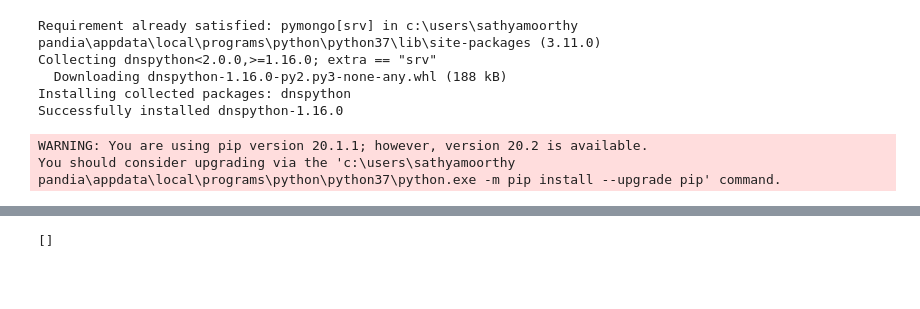
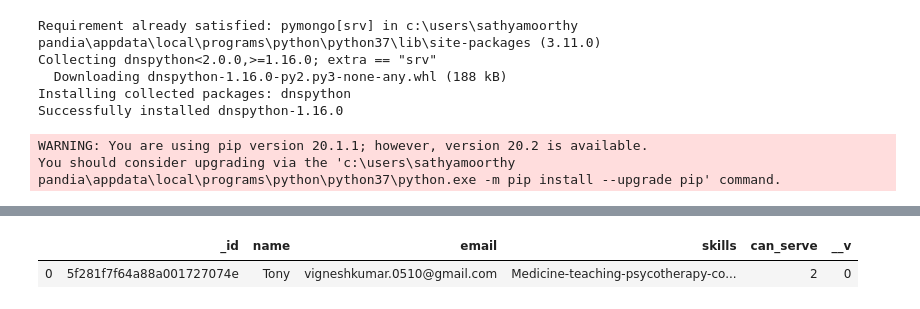
Before and after one commit to vignesh-0510/VolunteerAllocation, a Jupyter notebook: Clustering_Algorithm.ipynb, the cells around one changed output, grey strips where cells are left out. Cells and saved outputs as stored; diff of their text form; code cells hidden in the pictures; blank space fills up the shorter version.

Commit message:
Add script to handle data from DB

```diff
--- a/Clustering_Algorithm.ipynb
+++ b/Clustering_Algorithm.ipynb
@@ -274,6 +291,8 @@ print(list(db['volunteers'].find()))
 # %%
 vol_list = list(db['volunteers'].find())
-print(vol_list)
+vol_df = pd.DataFrame(vol_list)
+vol_df.head()
 # %% [output]
-[]
+|  | _id | name | email | skills | can_serve | __v |
+| 0 | 5f281f7f64a88a001727074e | Tony | vigneshkumar.0510@gmail.com | Medicine-teaching-psycotherapy-co... | 2 | 0 |
 # %%
```
Also changed, not shown: parts of 8 cells of this notebook, 5 other files.
